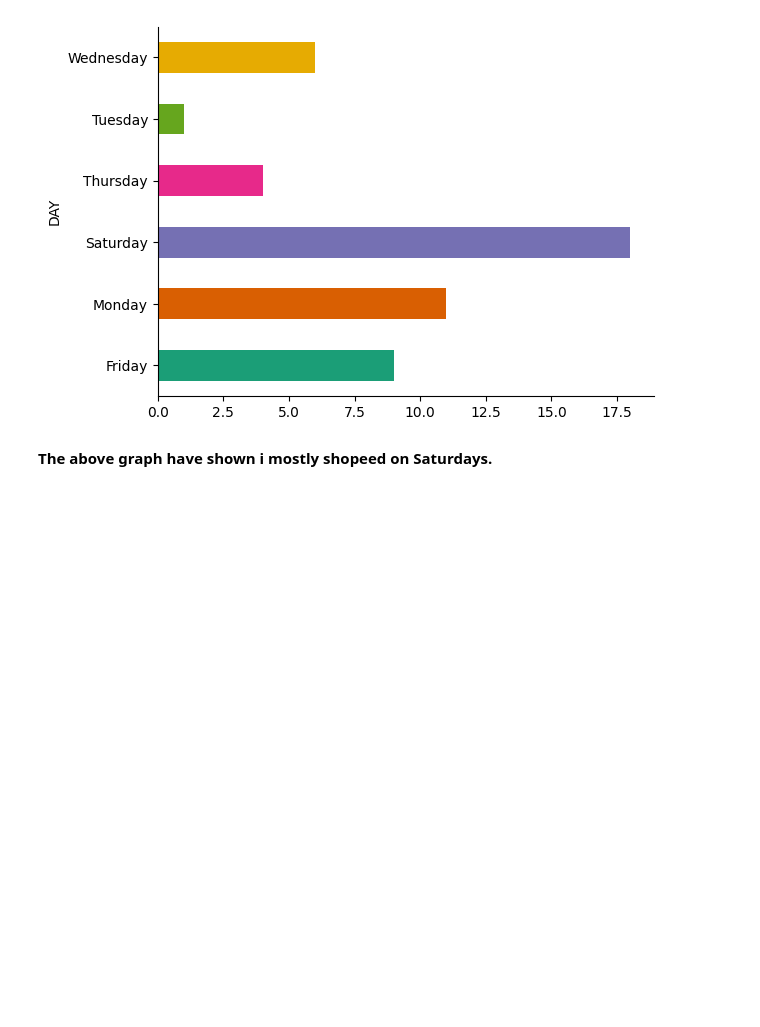
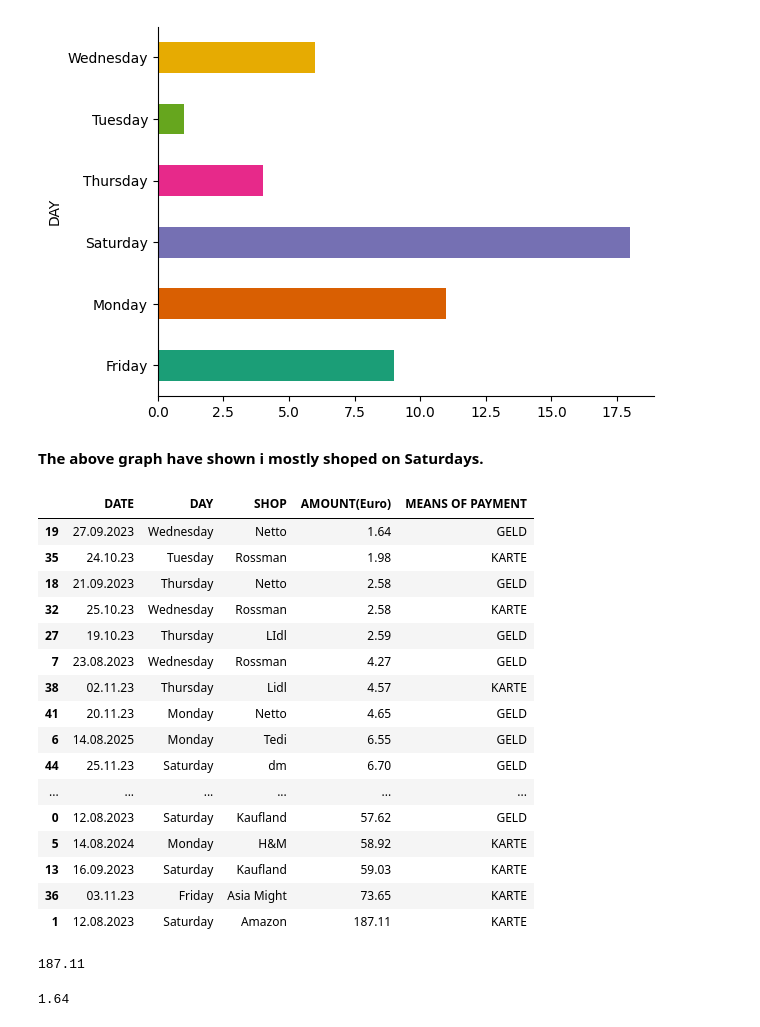
Before and after one commit to ikwabia/Analysing_mydata, a Jupyter notebook: Purchase_analysis.ipynb, the cells around one changed output. Drawn from its saved outputs; the diff is of its cells as text; code cells hidden in the pictures; blank space fills up the shorter version.

```diff
--- a/Purchase_analysis.ipynb
+++ b/Purchase_analysis.ipynb
@@ -155,4 +157,32 @@ plt.gca().spines[['top', 'right',]].set_visible(False)
 # %% [output]
 [figure]
 # %% [markdown]
-**The above graph have shown i mostly shopeed on Saturdays.**
+**The above graph have shown i mostly shoped on Saturdays.**
+# %%
+data.sort_values(['AMOUNT(Euro)','DATE'])
+# %% [output]
+|  | DATE | DAY | SHOP | AMOUNT(Euro) | MEANS OF PAYMENT |
+| 19 | 27.09.2023 | Wednesday | Netto | 1.64 | GELD |
+| 35 | 24.10.23 | Tuesday | Rossman | 1.98 | KARTE |
+| 18 | 21.09.2023 | Thursday | Netto | 2.58 | GELD |
+| 32 | 25.10.23 | Wednesday | Rossman | 2.58 | KARTE |
+| 27 | 19.10.23 | Thursday | LIdl | 2.59 | GELD |
+| 7 | 23.08.2023 | Wednesday | Rossman | 4.27 | GELD |
+| 38 | 02.11.23 | Thursday | Lidl | 4.57 | KARTE |
+| 41 | 20.11.23 | Monday | Netto | 4.65 | GELD |
+| 6 | 14.08.2025 | Monday | Tedi | 6.55 | GELD |
+| 44 | 25.11.23 | Saturday | dm | 6.70 | GELD |
+| ... | ... | ... | ... | ... | ... |
+| 0 | 12.08.2023 | Saturday | Kaufland | 57.62 | GELD |
+| 5 | 14.08.2024 | Monday | H&M | 58.92 | KARTE |
+| 13 | 16.09.2023 | Saturday | Kaufland | 59.03 | KARTE |
+| 36 | 03.11.23 | Friday | Asia Might | 73.65 | KARTE |
+| 1 | 12.08.2023 | Saturday | Amazon | 187.11 | KARTE |
+# %%
+data['AMOUNT(Euro)'].max()
+# %% [output]
+187.11
+# %%
+data['AMOUNT(Euro)'].min()
+# %% [output]
+1.64
```
Also changed, not shown: parts of 9 cells of this notebook.
